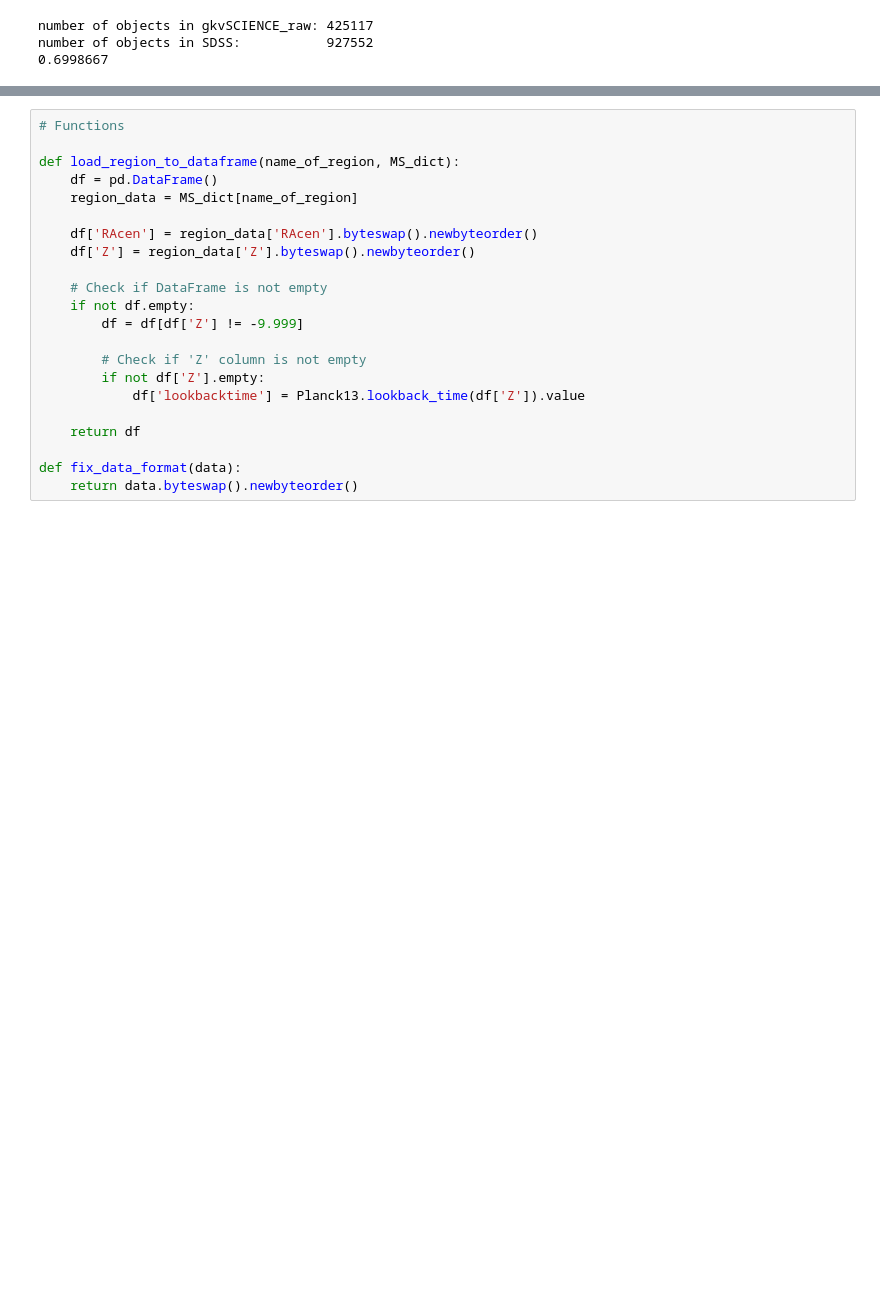
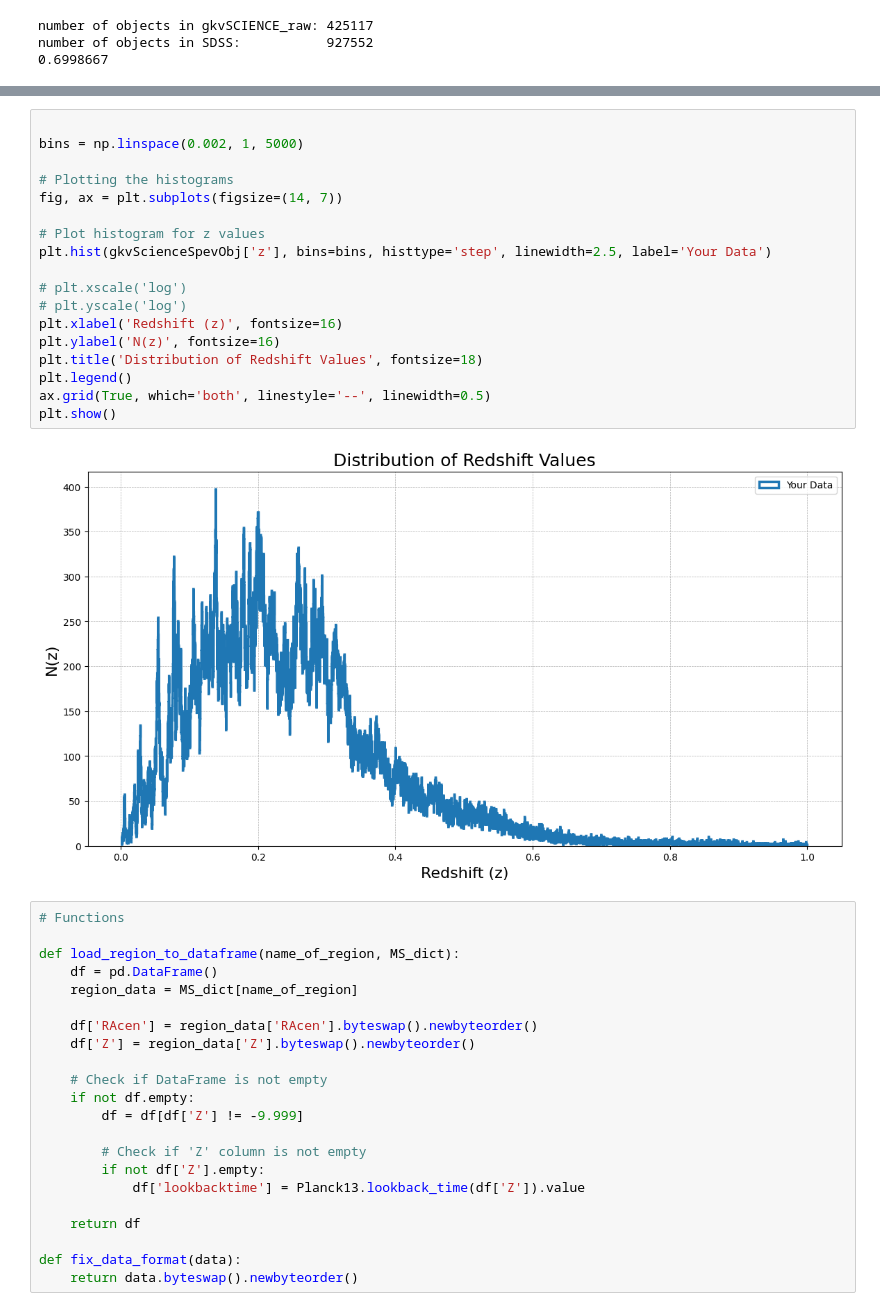
Before and after one commit to Safiye-Teymourzadeh/driver, a Jupyter notebook: not_important_code/driverfig2.ipynb, the cells around one changed output, grey strips where cells are left out. Cells and saved outputs as stored; diff of their text form; blank space fills up the shorter version.

```diff
--- a/not_important_code/driverfig2.ipynb
+++ b/not_important_code/driverfig2.ipynb
@@ -26,3 +21,23 @@ nan
+# %%
+
+bins = np.linspace(0.002, 1, 5000)
+
+# Plotting the histograms
+fig, ax = plt.subplots(figsize=(14, 7))
+
+# Plot histogram for z values
+plt.hist(gkvScienceSpevObj['z'], bins=bins, histtype='step', linewidth=2.5, label='Your Data')
+
+# plt.xscale('log')
+# plt.yscale('log')
+plt.xlabel('Redshift (z)', fontsize=16)
+plt.ylabel('N(z)', fontsize=16)
+plt.title('Distribution of Redshift Values', fontsize=18)
+plt.legend()
+ax.grid(True, which='both', linestyle='--', linewidth=0.5)
+plt.show()
+# %% [output]
+[figure, added]
 # %%
 # Functions
 
```
Also changed, not shown: parts of 1 cell of this notebook, 6 other files.
